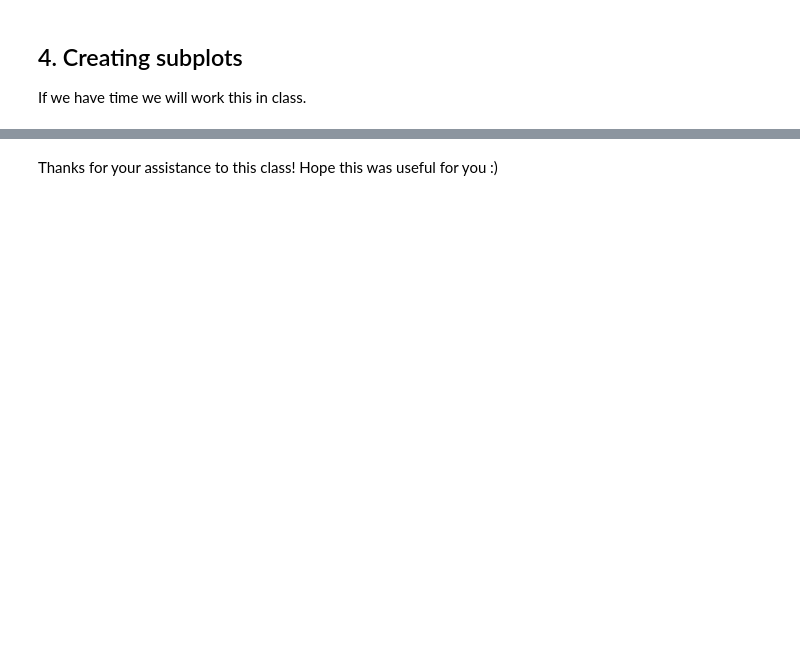
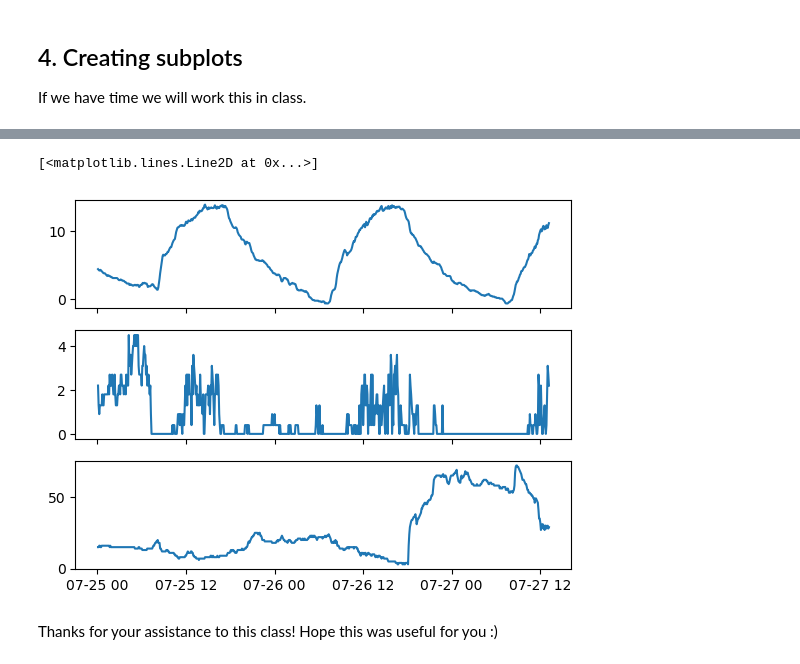
Before and after one commit to LudCano/LFA-python-short-course, a Jupyter notebook: Week4.ipynb, the cells around one changed output, grey strips where cells are left out. Drawn from its saved outputs; the diff is of its cells as text; code cells hidden in the pictures; blank space fills up the shorter version.

```diff
--- a/Week4.ipynb
+++ b/Week4.ipynb
@@ -320,2 +454,10 @@ If we have time we will work this in class.
+# %%
+fig, axs = plt.subplots(3,1, sharex = True)
+axs[0].plot(davis.datetime, davis['Temp Out'])
+axs[1].plot(davis.datetime, davis['Wind Speed'])
+axs[2].plot(davis.datetime, davis['Out Hum'])
+# %% [output]
+[<matplotlib.lines.Line2D at 0x...>]
+[figure, added]
 # %% [markdown]
 Thanks for your assistance to this class! Hope this was useful for you :)
```
Also changed, not shown: parts of 18 cells of this notebook, 12 other files.
